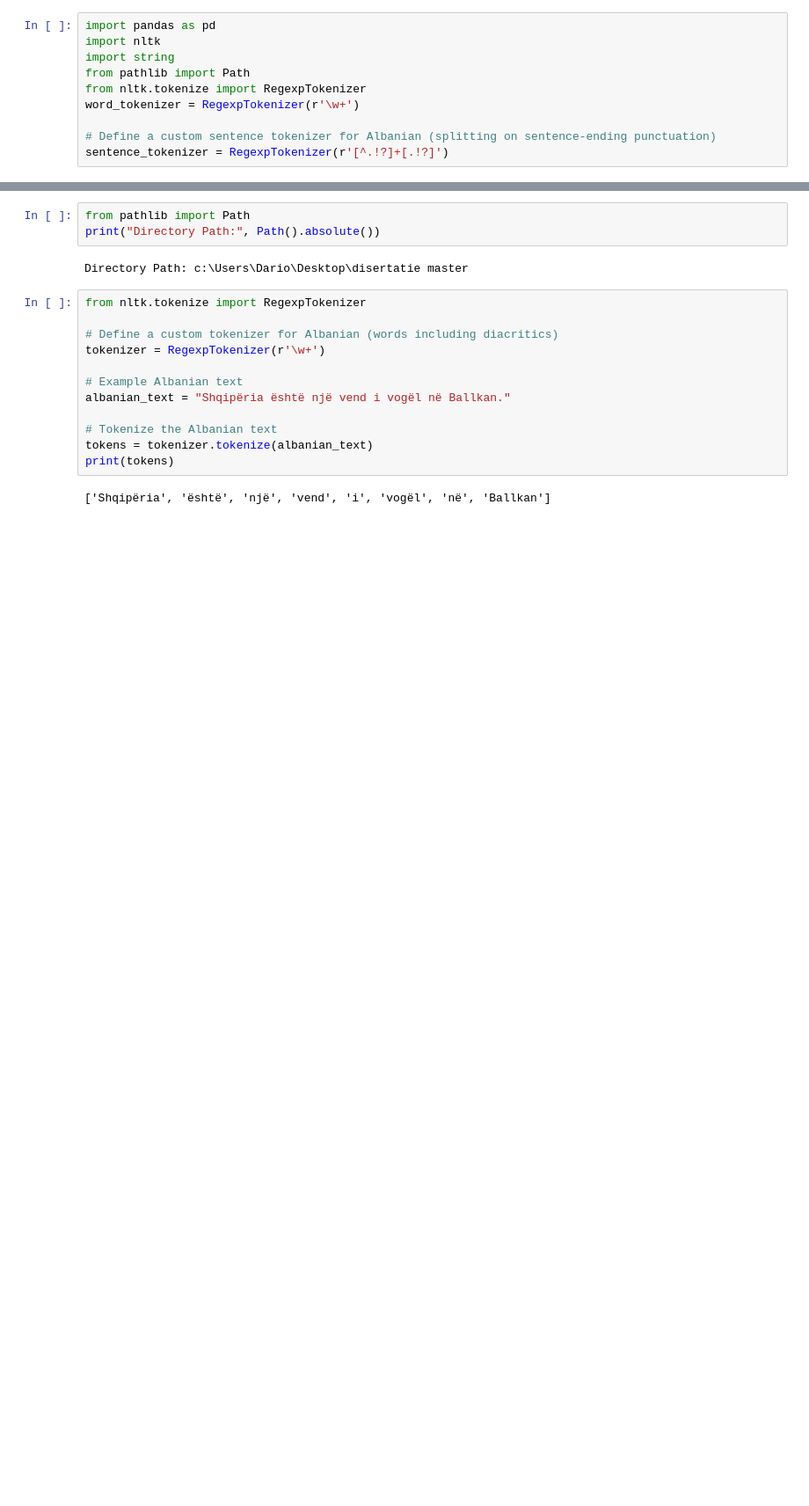
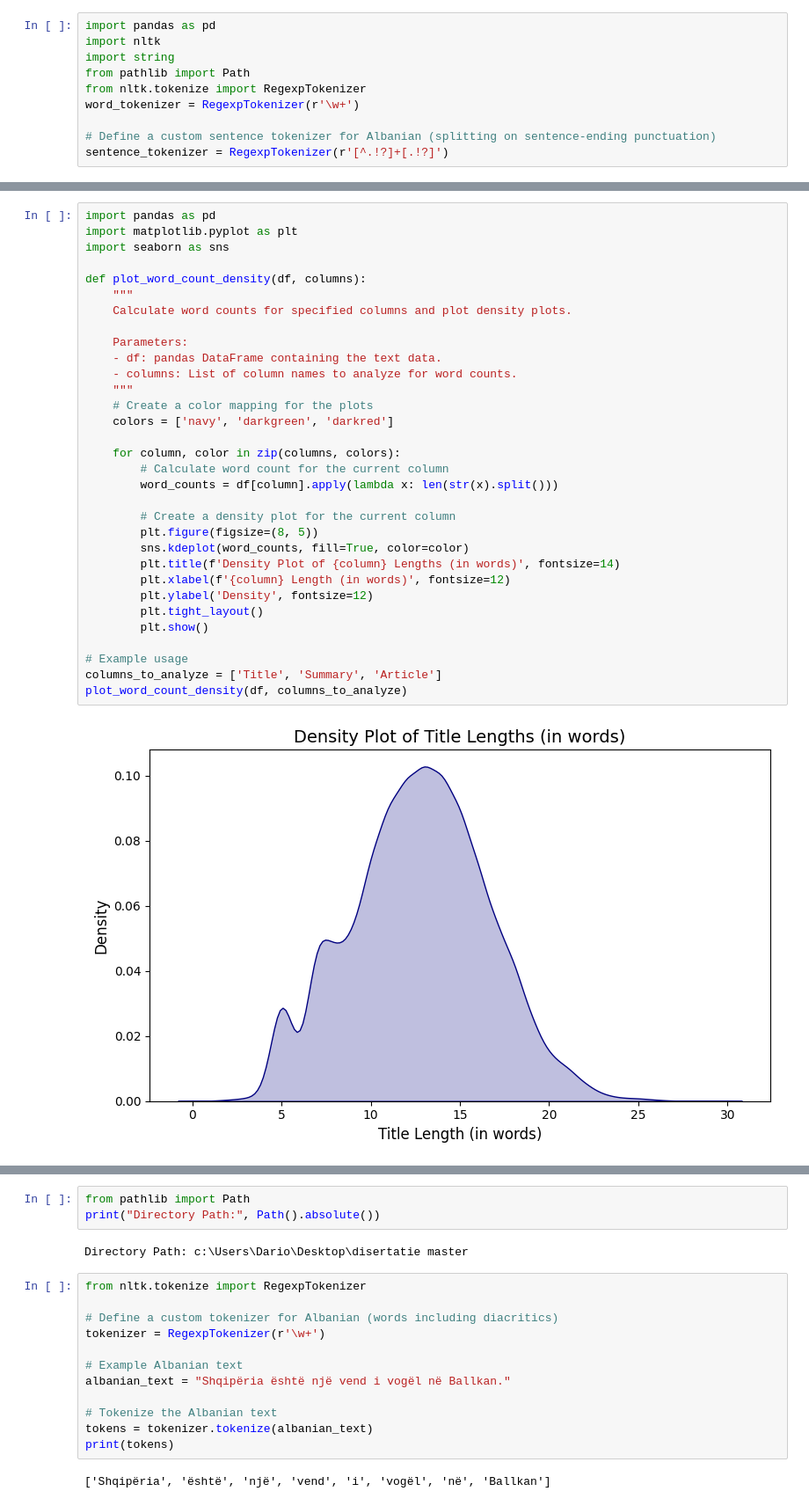
Before and after one commit to dariovelo/text-sumarization-albanian, a Jupyter notebook: data_preparation.ipynb, the cells around one changed output, grey strips where cells are left out. Shown at 88% size. Cells and saved outputs as stored; diff of their text form; blank space fills up the shorter version.

Commit message:
added plot for word counts

```diff
--- a/data_preparation.ipynb
+++ b/data_preparation.ipynb
@@ -120,0 +68,34 @@ TypeError: expected string or bytes-like object, got 'float'
+# %%
+import pandas as pd
+import matplotlib.pyplot as plt
+import seaborn as sns
+
+def plot_word_count_density(df, columns):
+    """
+    Calculate word counts for specified columns and plot density plots.
+
+    Parameters:
+    - df: pandas DataFrame containing the text data.
+    - columns: List of column names to analyze for word counts.
+    """
+    # Create a color mapping for the plots
+    colors = ['navy', 'darkgreen', 'darkred']
+
+    for column, color in zip(columns, colors):
+        # Calculate word count for the current column
+        word_counts = df[column].apply(lambda x: len(str(x).split()))
+
+        # Create a density plot for the current column
+        plt.figure(figsize=(8, 5))
+        sns.kdeplot(word_counts, fill=True, color=color)
+        plt.title(f'Density Plot of {column} Lengths (in words)', fontsize=14)
+        plt.xlabel(f'{column} Length (in words)', fontsize=12)
+        plt.ylabel('Density', fontsize=12)
+        plt.tight_layout()
+        plt.show()
+
+# Example usage
+columns_to_analyze = ['Title', 'Summary', 'Article']
+plot_word_count_density(df, columns_to_analyze)
+# %% [output]
+[figure, added]
```
Also changed, not shown: parts of 3 cells of this notebook.
